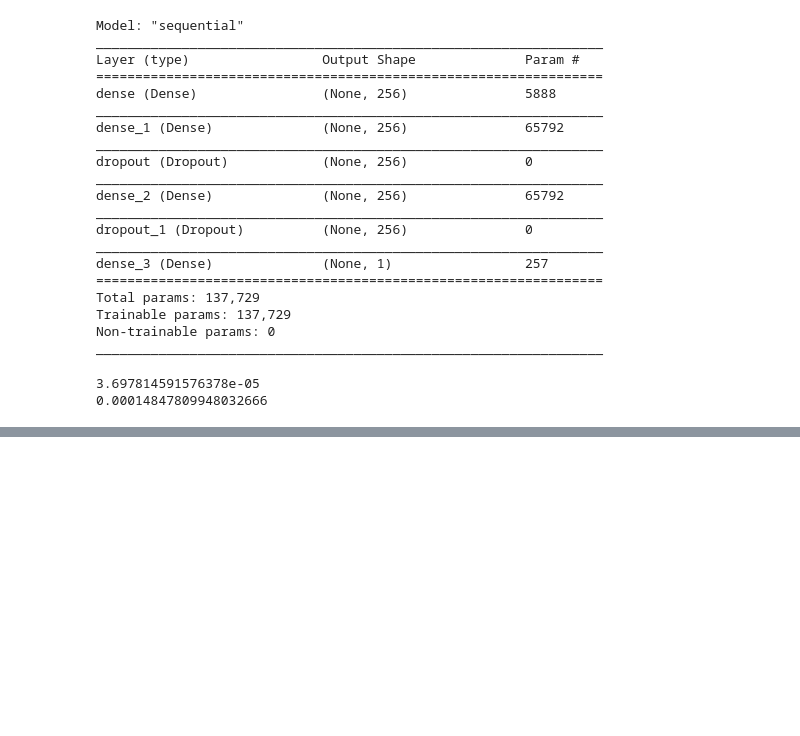
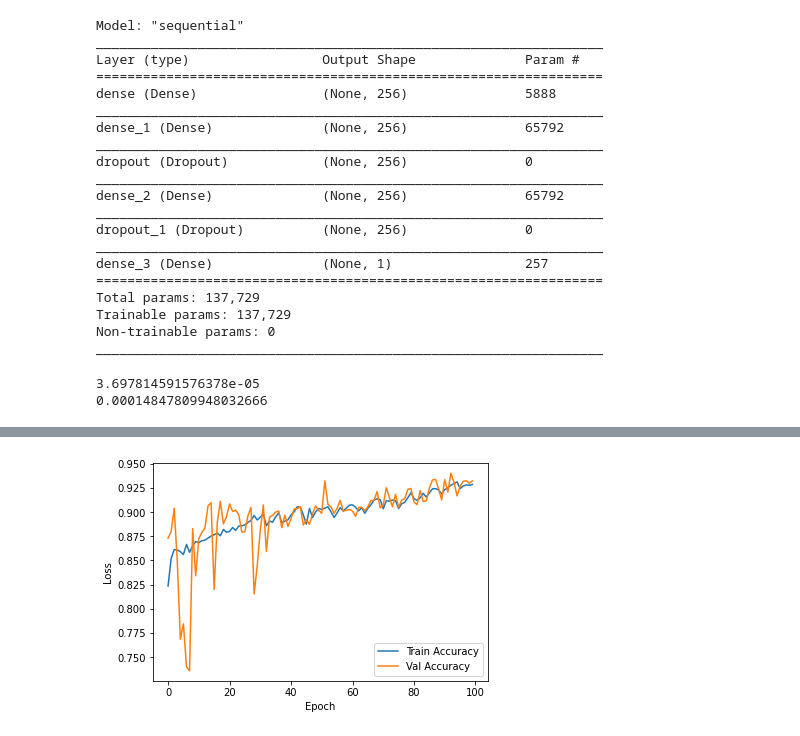
Before and after one commit to cwperks/eai6000_group5, a Jupyter notebook: week4/cperkins_week4_analysis.ipynb, the cells around one changed output, grey strips where cells are left out. Saved outputs shown, nothing was run; the diff lists cells and outputs as text; code cells hidden in the pictures; blank space fills up the shorter version.

```diff
--- a/week4/cperkins_week4_analysis.ipynb
+++ b/week4/cperkins_week4_analysis.ipynb
@@ -438,0 +779,12 @@ Epoch 10/10
+# %%
+def plot_accuracy():
+    plt.figure()
+    plt.xlabel('Epoch')
+    plt.ylabel('Loss')
+    plt.plot(hist['epoch'], hist['binary_accuracy'], label='Train Accuracy')
+    plt.plot(hist['epoch'], hist['val_binary_accuracy'], label = 'Val Accuracy')
+    plt.legend()
+
+plot_accuracy()
+# %% [output]
+[figure, added]
```
Also changed, not shown: parts of 27 cells of this notebook, 1 other file.
